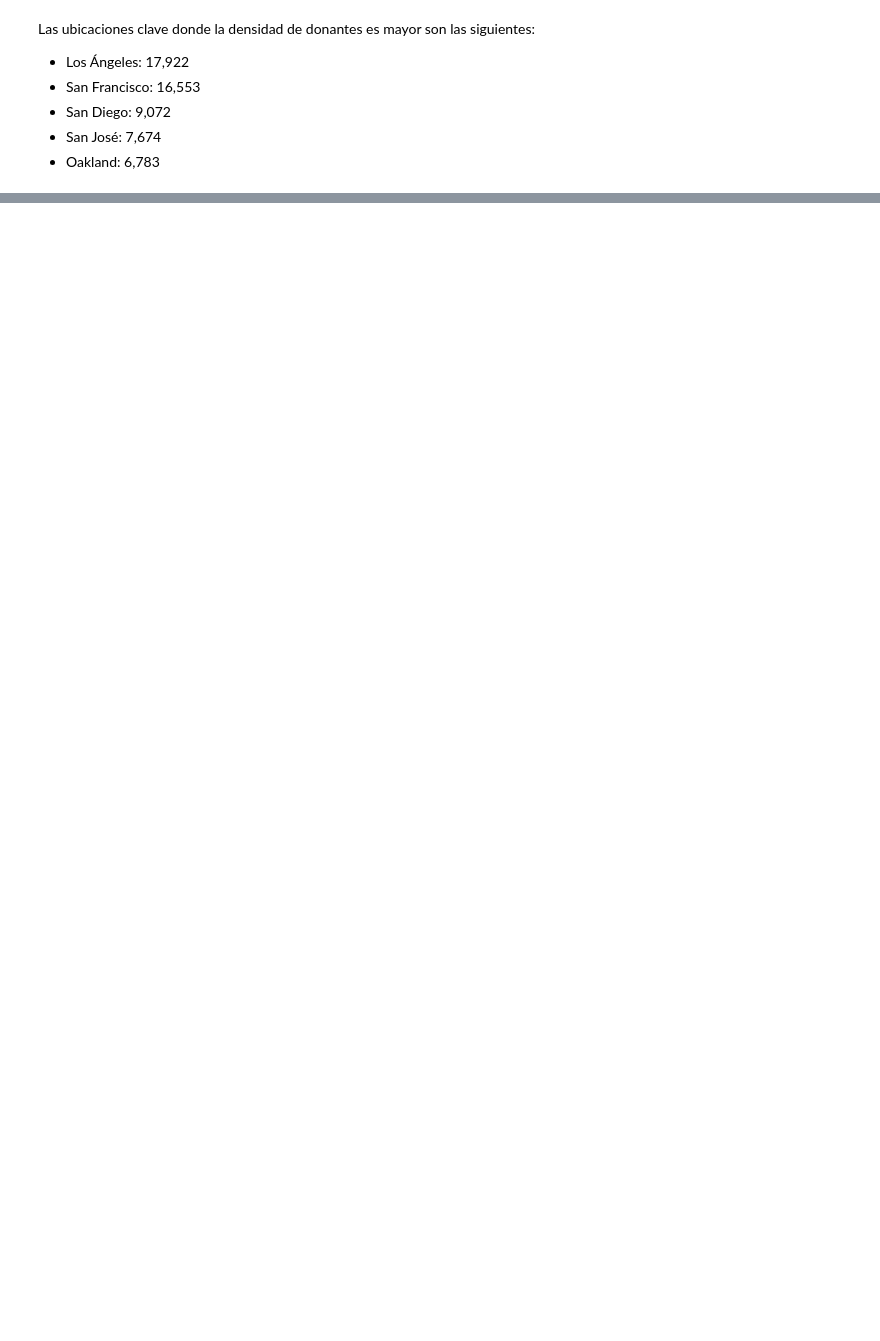
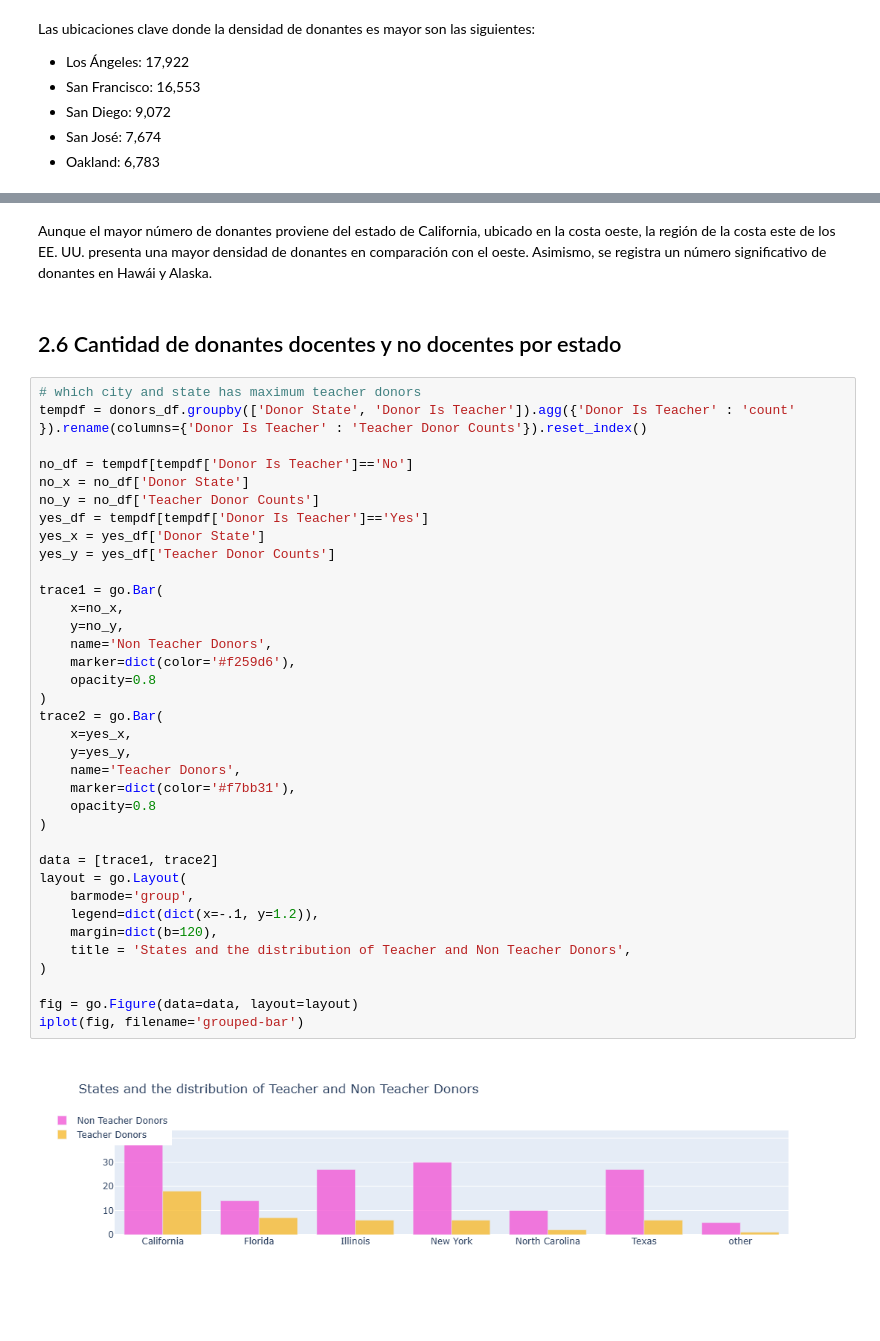
Before and after one commit to GuadalupeSaavedra/ADND_Prueba_Practica05, a Jupyter notebook: Practica05/Practica05_230349.ipynb, the cells around one changed output, grey strips where cells are left out. Saved outputs shown, nothing was run; the diff lists cells and outputs as text; blank space fills up the shorter version.

```diff
--- a/Practica05/Practica05_230349.ipynb
+++ b/Practica05/Practica05_230349.ipynb
@@ -946,0 +1135,42 @@ Las ubicaciones clave donde la densidad de donantes es mayor son las siguientes:
+# %% [markdown]
+Aunque el mayor número de donantes proviene del estado de California, ubicado en la costa oeste, la región de la costa este de los EE. UU. presenta una mayor densidad de donantes en comparación con el oeste. Asimismo, se registra un número significativo de donantes en Hawái y Alaska.
+# %% [markdown]
+## 2.6 Cantidad de donantes docentes y no docentes por estado
+# %%
+# which city and state has maximum teacher donors
+tempdf = donors_df.groupby(['Donor State', 'Donor Is Teacher']).agg({'Donor Is Teacher' : 'count' }).rename(columns={'Donor Is Teacher' : 'Teacher Donor Counts'}).reset_index()
+
+no_df = tempdf[tempdf['Donor Is Teacher']=='No']
+no_x = no_df['Donor State']
+no_y = no_df['Teacher Donor Counts']
+yes_df = tempdf[tempdf['Donor Is Teacher']=='Yes']
+yes_x = yes_df['Donor State']
+yes_y = yes_df['Teacher Donor Counts']
+
+trace1 = go.Bar(
+    x=no_x,
+    y=no_y,
+    name='Non Teacher Donors',
+    marker=dict(color='#f259d6'),
+    opacity=0.8
+)
+trace2 = go.Bar(
+    x=yes_x,
+    y=yes_y,
+    name='Teacher Donors',
+    marker=dict(color='#f7bb31'),
+    opacity=0.8
+)
+
+data = [trace1, trace2]
+layout = go.Layout(
+    barmode='group',
+    legend=dict(dict(x=-.1, y=1.2)),
+    margin=dict(b=120),
+    title = 'States and the distribution of Teacher and Non Teacher Donors',
+)
+
+fig = go.Figure(data=data, layout=layout)
+iplot(fig, filename='grouped-bar')
+# %% [output]
+[figure, added]
```
Also changed, not shown: parts of 23 cells of this notebook.
